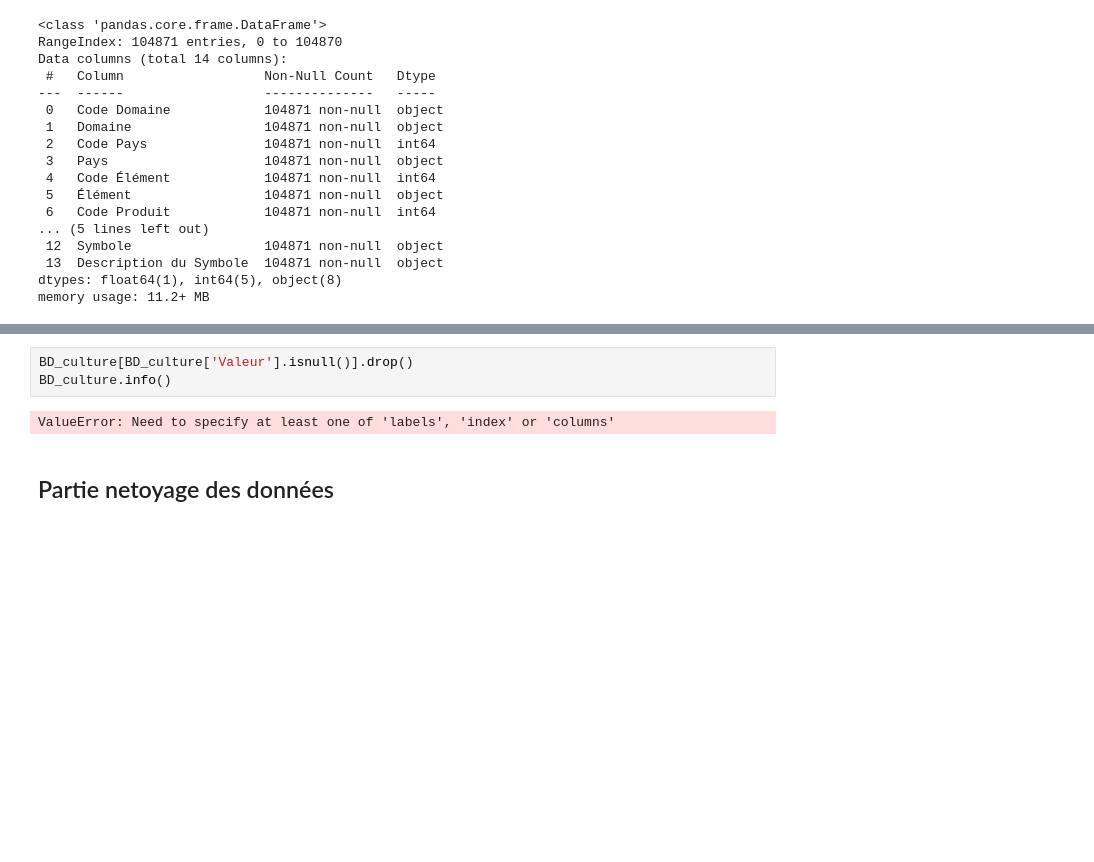
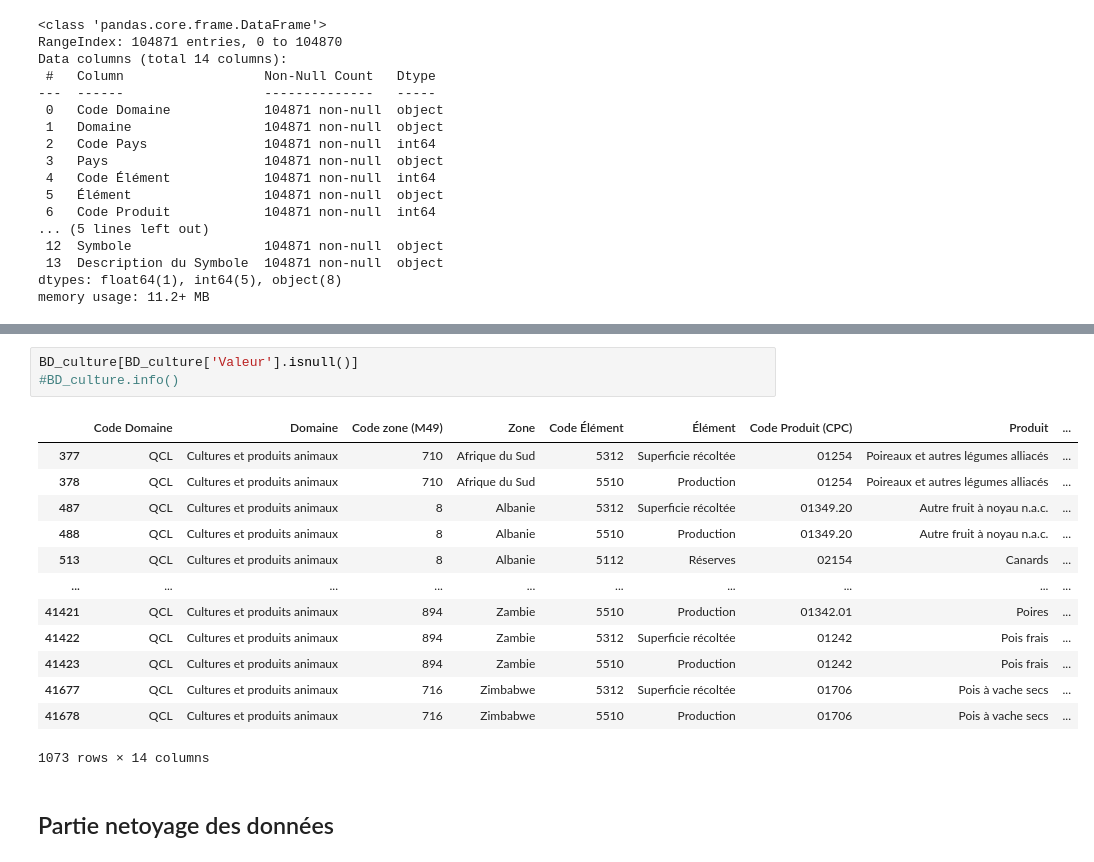
Before and after one commit to data-IA-2023/Groupe-3, a Jupyter notebook: briefs181223 - Mohammed.ipynb, the cells around one changed output, grey strips where cells are left out. Cells and saved outputs as stored; diff of their text form; blank space fills up the shorter version.

```diff
--- a/briefs181223 - Mohammed.ipynb
+++ b/briefs181223 - Mohammed.ipynb
@@ -85,8 +95,20 @@ memory usage: 4.5+ MB
 # %%
-BD_culture[BD_culture['Valeur'].isnull()].drop()
-BD_culture.info()
+BD_culture[BD_culture['Valeur'].isnull()]
+#BD_culture.info()
 # %% [output]
+|  | Code Domaine | Domaine | Code zone (M49) | Zone | Code Élément | Élément | Code Produit (CPC) | Produit | ... |
+| 377 | QCL | Cultures et produits animaux | 710 | Afrique du Sud | 5312 | Superficie récoltée | 01254 | Poireaux et autres légumes alliacés | ... |
+| 378 | QCL | Cultures et produits animaux | 710 | Afrique du Sud | 5510 | Production | 01254 | Poireaux et autres légumes alliacés | ... |
+| 487 | QCL | Cultures et produits animaux | 8 | Albanie | 5312 | Superficie récoltée | 01349.20 | Autre fruit à noyau n.a.c. | ... |
+| 488 | QCL | Cultures et produits animaux | 8 | Albanie | 5510 | Production | 01349.20 | Autre fruit à noyau n.a.c. | ... |
+| 513 | QCL | Cultures et produits animaux | 8 | Albanie | 5112 | Réserves | 02154 | Canards | ... |
+| ... | ... | ... | ... | ... | ... | ... | ... | ... | ... |
+| 41421 | QCL | Cultures et produits animaux | 894 | Zambie | 5510 | Production | 01342.01 | Poires | ... |
+| 41422 | QCL | Cultures et produits animaux | 894 | Zambie | 5312 | Superficie récoltée | 01242 | Pois frais | ... |
+| 41423 | QCL | Cultures et produits animaux | 894 | Zambie | 5510 | Production | 01242 | Pois frais | ... |
+| 41677 | QCL | Cultures et produits animaux | 716 | Zimbabwe | 5312 | Superficie récoltée | 01706 | Pois à vache secs | ... |
+| 41678 | QCL | Cultures et produits animaux | 716 | Zimbabwe | 5510 | Production | 01706 | Pois à vache secs | ... |
-ValueError: Need to specify at least one of 'labels', 'index' or 'columns'
+1073 rows × 14 columns
 # %% [markdown]
 ## Partie netoyage des données
 # %% [markdown]
```
Also changed, not shown: parts of 1 cell of this notebook, 2 other files.
